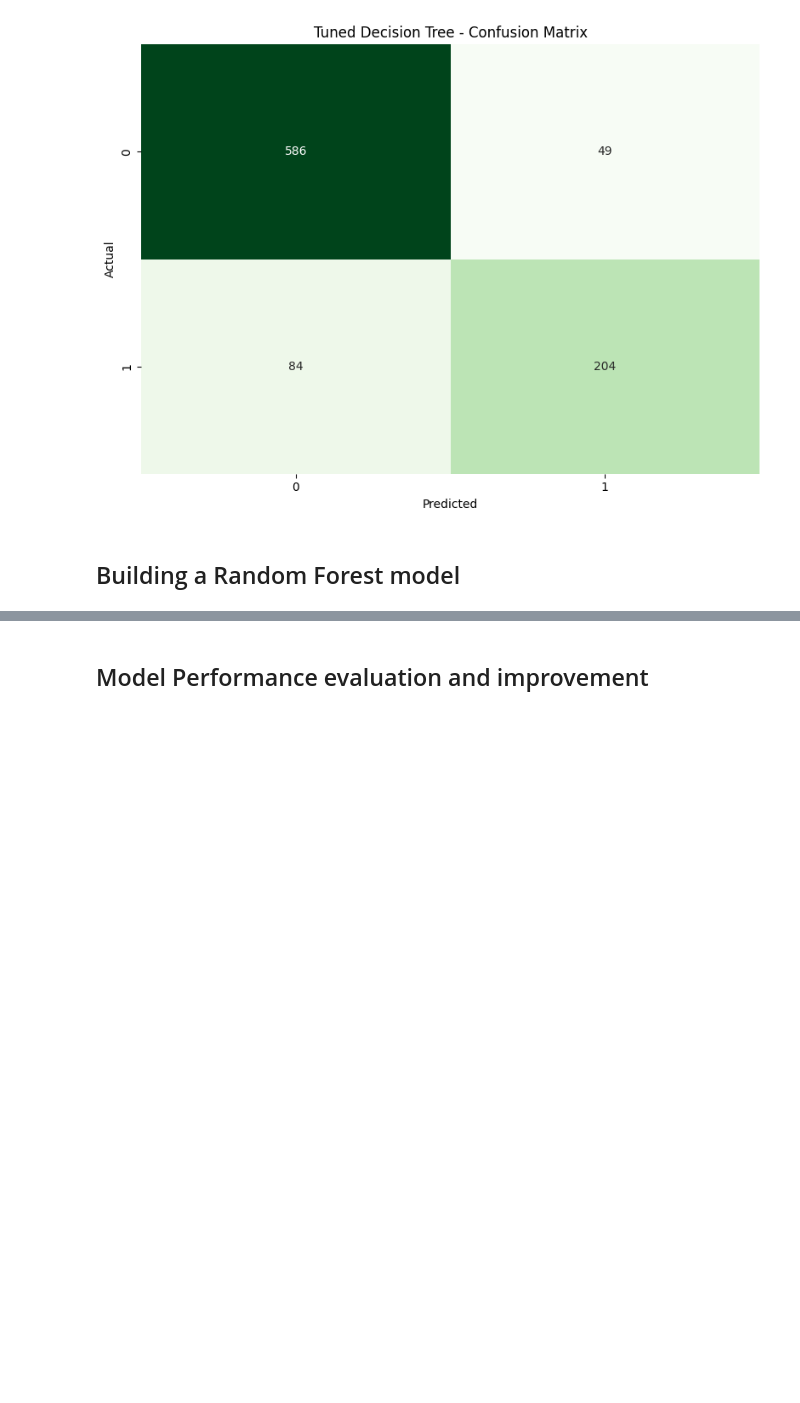
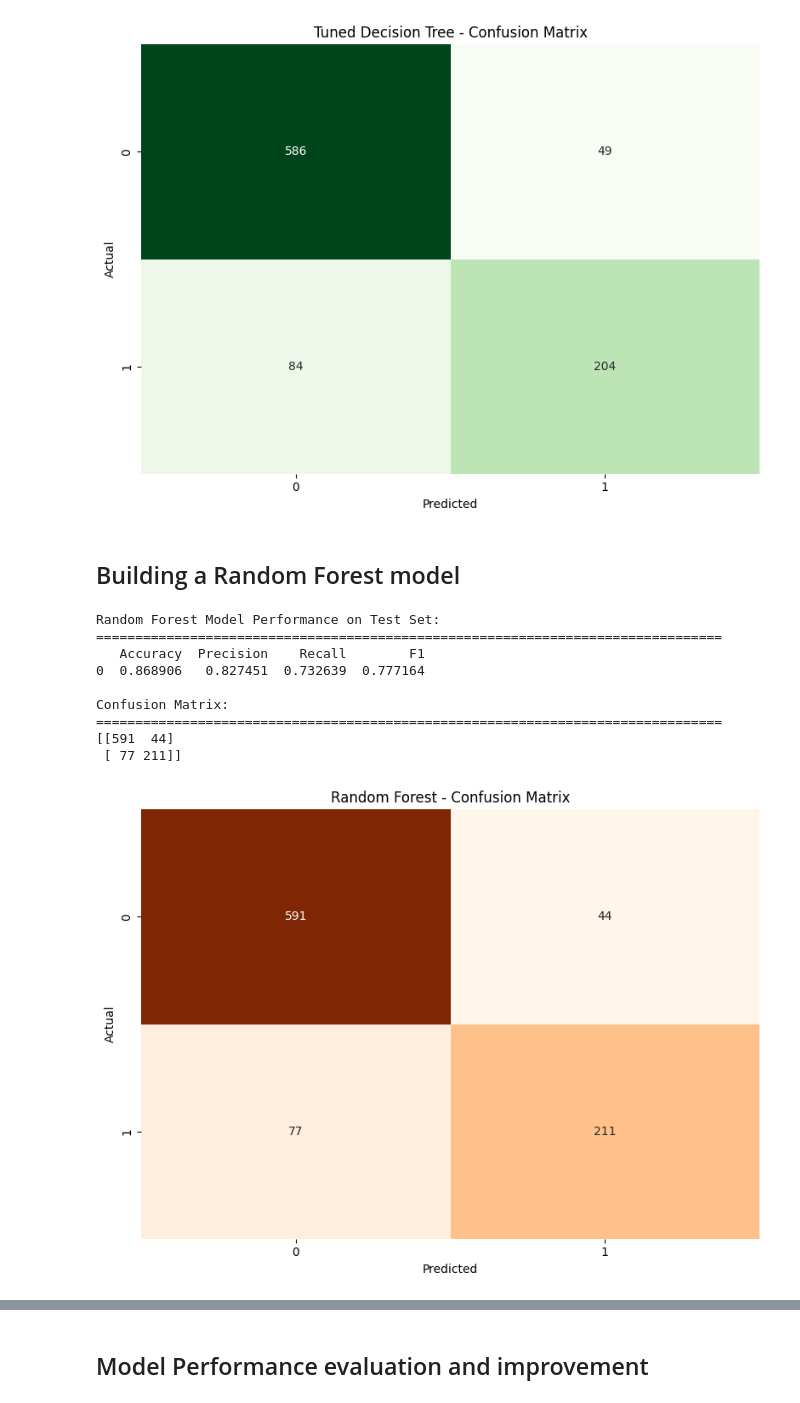
Before and after one commit to angelcodex/practical_data_science, a Jupyter notebook: notebooks/Learner Notebook - Full Code Version - Potential Customers Prediction.ipynb, the cells around one changed output, grey strips where cells are left out. Saved outputs shown, nothing was run; the diff lists cells and outputs as text; code cells hidden in the pictures; blank space fills up the shorter version.

```diff
--- a/notebooks/Learner Notebook - Full Code Version - Potential Customers Prediction.ipynb
+++ b/notebooks/Learner Notebook - Full Code Version - Potential Customers Prediction.ipynb
@@ -688,3 +688,70 @@ Tuned Model - Confusion Matrix:
 [figure]
 # %% [markdown]
 ## Building a Random Forest model
+# %%
+# Build Random Forest Classifier
+rf_classifier = RandomForestClassifier(n_estimators=100, random_state=1)
+
+# Fit model on training data
+rf_classifier.fit(X_train, y_train)
+
+# Evaluate on test data
+print("Random Forest Model Performance on Test Set:")
+print("=" * 80)
+rf_perf = model_performance_classification(rf_classifier, X_test, y_test)
+print(rf_perf)
+
+# Confusion Matrix
+print("\nConfusion Matrix:")
+print("=" * 80)
+cm_rf = confusion_matrix(y_test, rf_classifier.predict(X_test))
+print(cm_rf)
+
+# Visualize confusion matrix
+plt.figure(figsize=(8, 6))
+sns.heatmap(cm_rf, annot=True, fmt='d', cmap='Oranges', cbar=False)
+plt.title('Random Forest - Confusion Matrix')
+plt.ylabel('Actual')
+plt.xlabel('Predicted')
+plt.tight_layout()
+plt.show()
+
+# Classification Report
+print("\nClassification Report:")
+print("=" * 80)
+print(classification_report(y_test, rf_classifier.predict(X_test)))
+
+# Feature Importance Visualization
+print("\nFeature Importance Analysis:")
+print("=" * 80)
+importances = rf_classifier.feature_importances_
+feature_names = X_train.columns
+
+# Create a dataframe for feature importances
+feature_importance_df = pd.DataFrame({
+    'Feature': feature_names,
+    'Importance': importances
+}).sort_values('Importance', ascending=False)
+
+print("\nTop 10 Most Important Features:")
+print(feature_importance_df.head(10))
+
+# Create horizontal bar chart showing top features
+plt.figure(figsize=(10, 8))
+top_features = feature_importance_df.head(15)
+sns.barplot(data=top_features, y='Feature', x='Importance', palette='viridis')
+plt.title('Top 15 Feature Importances - Random Forest')
+plt.xlabel('Importance')
+plt.tight_layout()
+plt.show()
+# %% [output]
+Random Forest Model Performance on Test Set:
+================================================================================
+   Accuracy  Precision    Recall        F1
+0  0.868906   0.827451  0.732639  0.777164
+
+Confusion Matrix:
+================================================================================
+[[591  44]
+ [ 77 211]]
+[figure, added]
```
Also changed, not shown: parts of 3 cells of this notebook.
